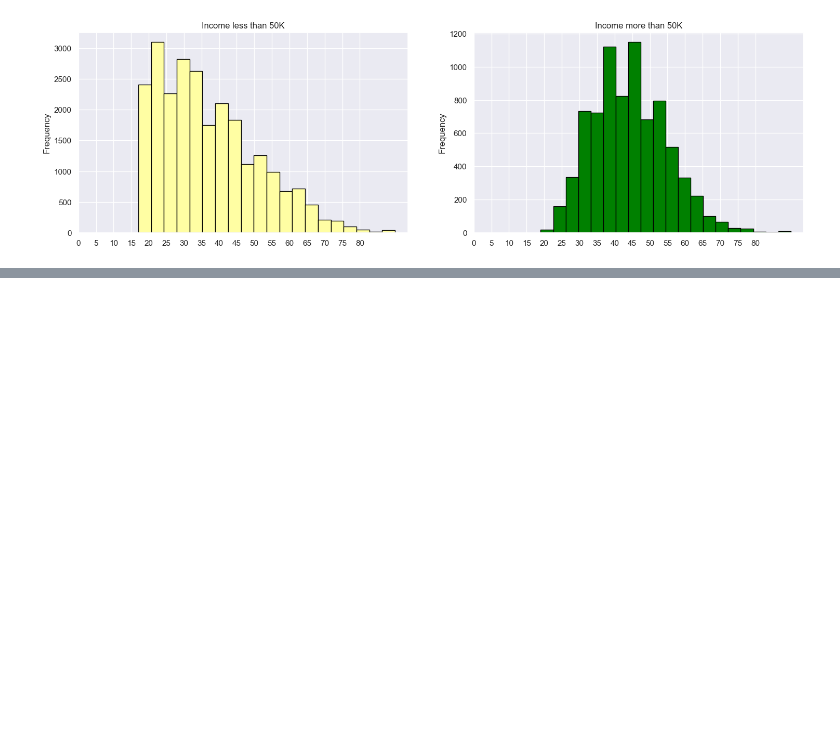
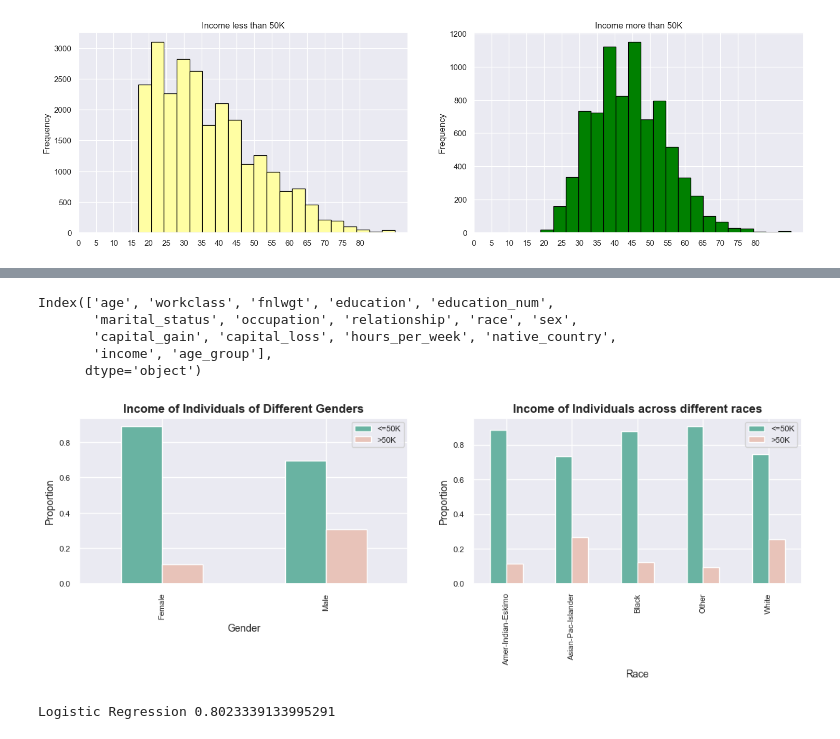
Before and after one commit to DwaipayanDutta/Income-Estimation, a Jupyter notebook: Income_Estimation.ipynb, the cells around one changed output, grey strips where cells are left out. Drawn from its saved outputs; the diff is of its cells as text; code cells hidden in the pictures; blank space fills up the shorter version.

```diff
--- a/Income_Estimation.ipynb
+++ b/Income_Estimation.ipynb
@@ -135,0 +215,4 @@ plt.show()
+# %%
+bins = [0,18, 25, 35, 45, 55, 65,100 ]
+labels = ["Less than 18","19-25", "25-35", "35-45", "45-55", "55-65", "Greater than 65"]
+df['age_group'] = pd.cut(df['age'], bins=bins, labels=labels)
@@ -135,0 +231,8 @@ plt.show()
+# %%
+df.columns
+# %% [output]
+Index(['age', 'workclass', 'fnlwgt', 'education', 'education_num',
+       'marital_status', 'occupation', 'relationship', 'race', 'sex',
+       'capital_gain', 'capital_loss', 'hours_per_week', 'native_country',
+       'income', 'age_group'],
+      dtype='object')
@@ -135,0 +248,22 @@ plt.show()
+# %%
+fig, (ax1, ax2) = plt.subplots(1, 2, figsize=(13, 3))
+# Plot the count plot for sex
+income_counts = df.groupby('sex')['income'].value_counts(normalize=True).unstack()
+income_counts.plot(kind='bar', ax=ax1, color=['#69b3a2', '#e8c3b9'])
+ax1.set_xlabel('Gender', fontsize=10)
+ax1.set_ylabel('Proportion', fontsize=10)
+ax1.set_title('Income of Individuals of Different Genders', fontsize=12, fontweight='bold')
+ax1.tick_params(axis='both', which='major', labelsize=8)
+ax1.legend(['<=50K', '>50K'], fontsize=8)
+
+# Plot the count plot for race
+income_counts = df.groupby('race')['income'].value_counts(normalize=True).unstack()
+income_counts.plot(kind='bar', ax=ax2, color=['#69b3a2', '#e8c3b9'])
+ax2.set_xlabel('Race', fontsize=10)
+ax2.set_ylabel('Proportion', fontsize=10)
+ax2.set_title('Income of Individuals across different races', fontsize=12, fontweight='bold')
+ax2.tick_params(axis='both', which='major', labelsize=8)
+ax2.legend(['<=50K', '>50K'], fontsize=8)
+plt.show()
+# %% [output]
+[figure, added]
@@ -135,0 +285,27 @@ plt.show()
+# %%
+from sklearn.linear_model import LogisticRegression
+from sklearn.preprocessing import StandardScaler
+from sklearn.model_selection import train_test_split
+
+x = df[['race', 'sex','native_country','workclass','education', 'marital_status', 'occupation', 'relationship',
+        'age_group', 'fnlwgt','capital_gain', 'capital_loss', 'hours_per_week' ]]
+y = df['income']
+
+x_train, x_test, y_train, y_test = train_test_split(x, y, test_size = 0.3, random_state = 0)
+
+
+
+scaler = StandardScaler()
+
+x_train = pd.DataFrame(scaler.fit_transform(x_train), columns = x.columns)
+x_test = pd.DataFrame(scaler.transform(x_test), columns = x.columns)
+from sklearn.metrics import accuracy_score
+logreg = LogisticRegression()
+logreg.fit(x_train, y_train)
+
+Y_pred = logreg.predict(x_test)
+
+acc = accuracy_score(y_test, Y_pred)
+print("Logistic Regression",acc)
+# %% [output]
+Logistic Regression 0.8023339133995291
```
Also changed, not shown: parts of 15 cells of this notebook.
